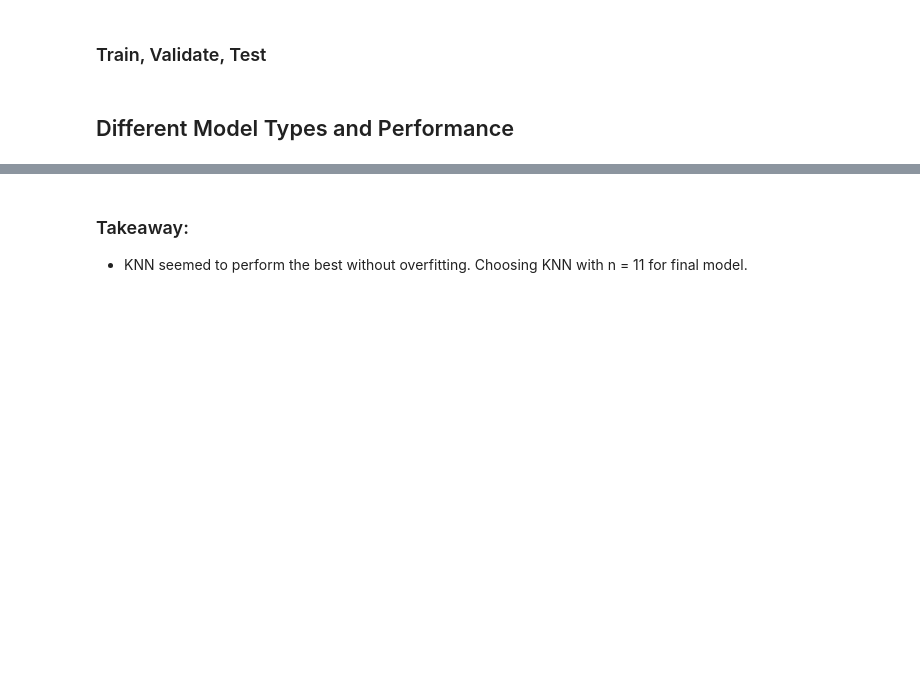
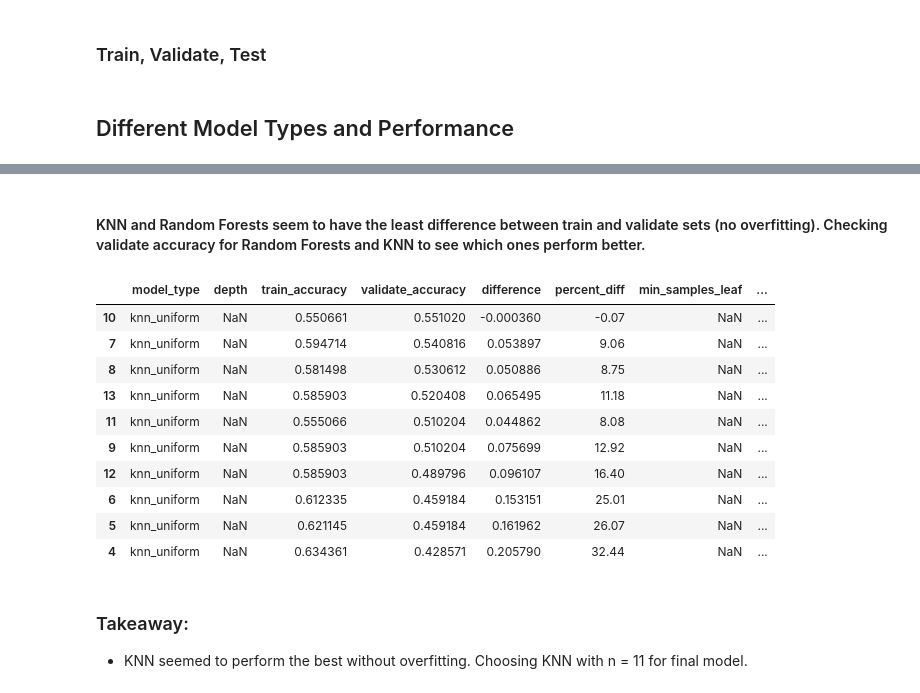
Before and after one commit to Kyle-Cody-NLP/Github-NLP-Project, a Jupyter notebook: final_notebook.ipynb, the cells around one changed output, grey strips where cells are left out. Saved outputs shown, nothing was run; the diff lists cells and outputs as text; code cells hidden in the pictures; blank space fills up the shorter version.

```diff
--- a/final_notebook.ipynb
+++ b/final_notebook.ipynb
@@ -170,0 +195,3 @@ md.Results.total_summary.head()
+# %%
+summary = md.Results.total_summary
+summary.groupby('model_type').difference.min()
@@ -171,3 +206,19 @@ md.Results.total_summary.head()
+# %% [markdown]
+#### KNN and Random Forests seem to have the least difference between train and validate sets (no overfitting). Checking validate accuracy for Random Forests and KNN to see which ones perform better.
+# %%
+summary[(summary.model_type == 'random_forests') | (summary.model_type == 'knn_uniform')].sort_values(by='validate_accuracy', ascending= False).head(10)
+# %% [output]
+|  | model_type | depth | train_accuracy | validate_accuracy | difference | percent_diff | min_samples_leaf | ... |
+| 10 | knn_uniform | NaN | 0.550661 | 0.551020 | -0.000360 | -0.07 | NaN | ... |
+| 7 | knn_uniform | NaN | 0.594714 | 0.540816 | 0.053897 | 9.06 | NaN | ... |
+| 8 | knn_uniform | NaN | 0.581498 | 0.530612 | 0.050886 | 8.75 | NaN | ... |
+| 13 | knn_uniform | NaN | 0.585903 | 0.520408 | 0.065495 | 11.18 | NaN | ... |
+| 11 | knn_uniform | NaN | 0.555066 | 0.510204 | 0.044862 | 8.08 | NaN | ... |
+| 9 | knn_uniform | NaN | 0.585903 | 0.510204 | 0.075699 | 12.92 | NaN | ... |
+| 12 | knn_uniform | NaN | 0.585903 | 0.489796 | 0.096107 | 16.40 | NaN | ... |
+| 6 | knn_uniform | NaN | 0.612335 | 0.459184 | 0.153151 | 25.01 | NaN | ... |
+| 5 | knn_uniform | NaN | 0.621145 | 0.459184 | 0.161962 | 26.07 | NaN | ... |
+| 4 | knn_uniform | NaN | 0.634361 | 0.428571 | 0.205790 | 32.44 | NaN | ... |
 # %% [markdown]
 ### Takeaway:
 * KNN seemed to perform the best without overfitting. Choosing KNN with n = 11 for final model.
```
Also changed, not shown: parts of 10 cells of this notebook, 1 other file.
